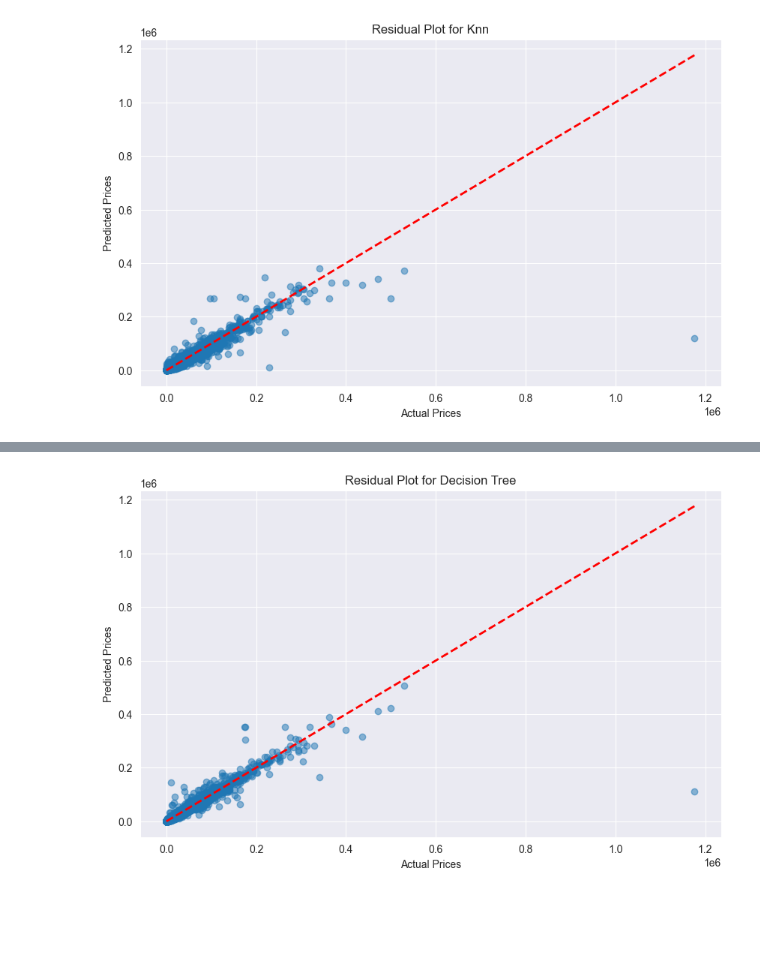
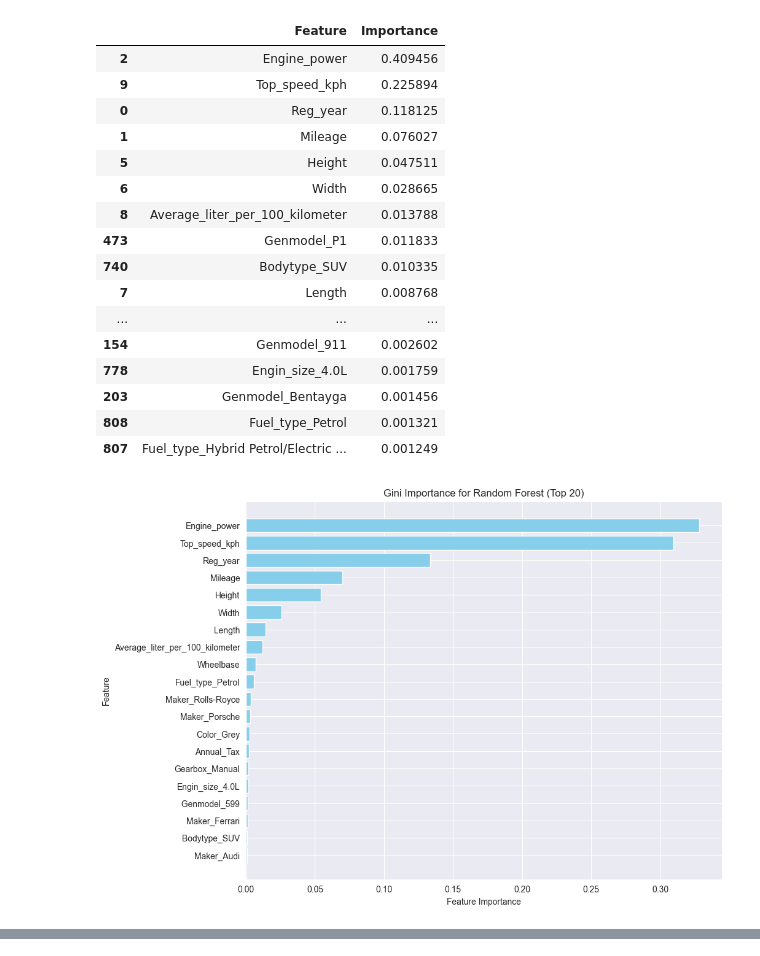
Before and after one commit to Marcel2511/DataSciencePortfolioFinal, a Jupyter notebook: regressionModel.ipynb, the cells around one changed output, grey strips where cells are left out. Drawn from its saved outputs; the diff is of its cells as text; code cells hidden in the pictures; blank space fills up the shorter version.

```diff
--- a/regressionModel.ipynb
+++ b/regressionModel.ipynb
@@ -18,11 +18,8 @@ def load_and_prepare_data(file_path):
     scaler = StandardScaler()
     features_scaled = scaler.fit_transform(features)
 
-    # Aufteilen der Daten in Trainings- und Testdatensätze
-    X_train, X_test, y_train, y_test = train_test_split(features_scaled, target, test_size=0.2, random_state=42)
-
-    return X_train, X_test, y_train, y_test, features.columns, data
+    return features_scaled, target, features.columns, data
 
 file_path = 'Ad_table_with_groups_final.csv'
-X_train, X_test, y_train, y_test, feature_names, original_data = load_and_prepare_data(file_path)
+X, y, feature_names, original_data = load_and_prepare_data(file_path)
 # %%
@@ -101,18 +108,23 @@ print(results_df)
 # %%
-import matplotlib.pyplot as plt
+def plot_gini_importance(model, feature_names, model_name, top_n=20):
+    if hasattr(model, 'feature_importances_'):
+        importance = model.feature_importances_
+        importance_df = pd.DataFrame({'Feature': feature_names, 'Importance': importance})
+        importance_df = importance_df.sort_values(by='Importance', ascending=False).head(top_n)
 
-def plot_residuals(models, X_test, y_test):
-    for name, model in models.items():
-        y_pred = model.predict(X_test)
-        plt.figure(figsize=(10, 6))
-        plt.scatter(y_test, y_pred, alpha=0.5)
-        plt.plot([min(y_test), max(y_test)], [min(y_test), max(y_test)], '--r', linewidth=2)
-        plt.title(f'Residual Plot for {name}')
-        plt.xlabel('Actual Prices')
-        plt.ylabel('Predicted Prices')
-        plt.grid(True)
-        plt.savefig(f'residual_plot_{name.lower().replace(" ", "_")}.png')
+        # Plot
+        plt.figure(figsize=(10, 8))
+        plt.barh(importance_df['Feature'], importance_df['Importance'], color='skyblue')
+        plt.xlabel('Feature Importance')
+        plt.ylabel('Feature')
+        plt.title(f'Gini Importance for {model_name} (Top {top_n})')
+        plt.gca().invert_yaxis()
         plt.show()
 
-plot_residuals(models, X_test, y_test)
+        # Tabelle anzeigen
+        display(importance_df)
+
+for name, results in cv_results.items():
+    if 'feature_importances_' in dir(results['Model']):
+        plot_gini_importance(results['Model'], feature_names, name)
 # %% [output]
@@ -120 +132,18 @@ plot_residuals(models, X_test, y_test)
+|  | Feature | Importance |
+| 2 | Engine_power | 0.409456 |
+| 9 | Top_speed_kph | 0.225894 |
+| 0 | Reg_year | 0.118125 |
+| 1 | Mileage | 0.076027 |
+| 5 | Height | 0.047511 |
+| 6 | Width | 0.028665 |
+| 8 | Average_liter_per_100_kilometer | 0.013788 |
+| 473 | Genmodel_P1 | 0.011833 |
+| 740 | Bodytype_SUV | 0.010335 |
+| 7 | Length | 0.008768 |
+| ... | ... | ... |
+| 154 | Genmodel_911 | 0.002602 |
+| 778 | Engin_size_4.0L | 0.001759 |
+| 203 | Genmodel_Bentayga | 0.001456 |
+| 808 | Fuel_type_Petrol | 0.001321 |
+| 807 | Fuel_type_Hybrid Petrol/Electric ... | 0.001249 |
-[figure, old version]
+[figure, new version]
@@ -122 +167,0 @@ plot_residuals(models, X_test, y_test)
-[figure, removed]
```
Also changed, not shown: parts of 6 cells of this notebook, 8 other files.
